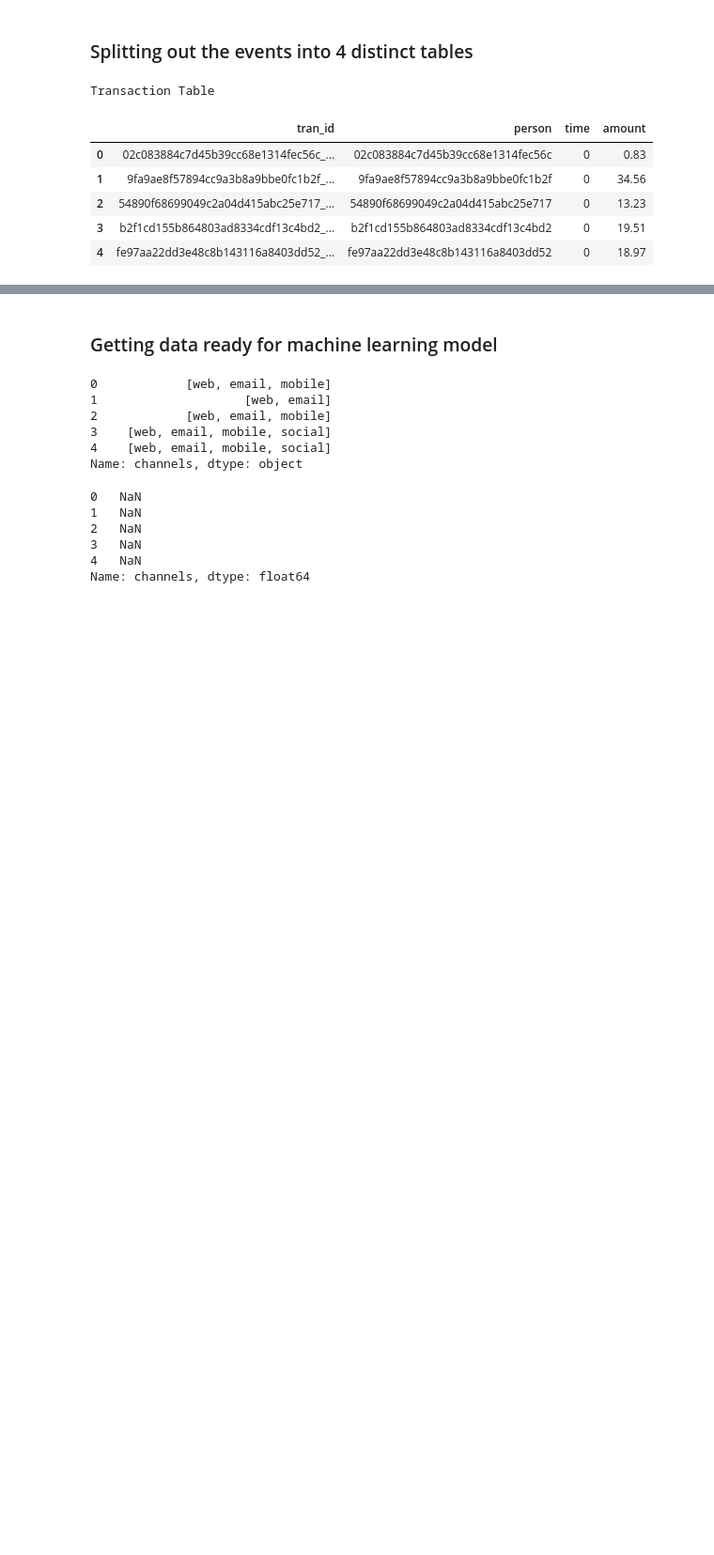
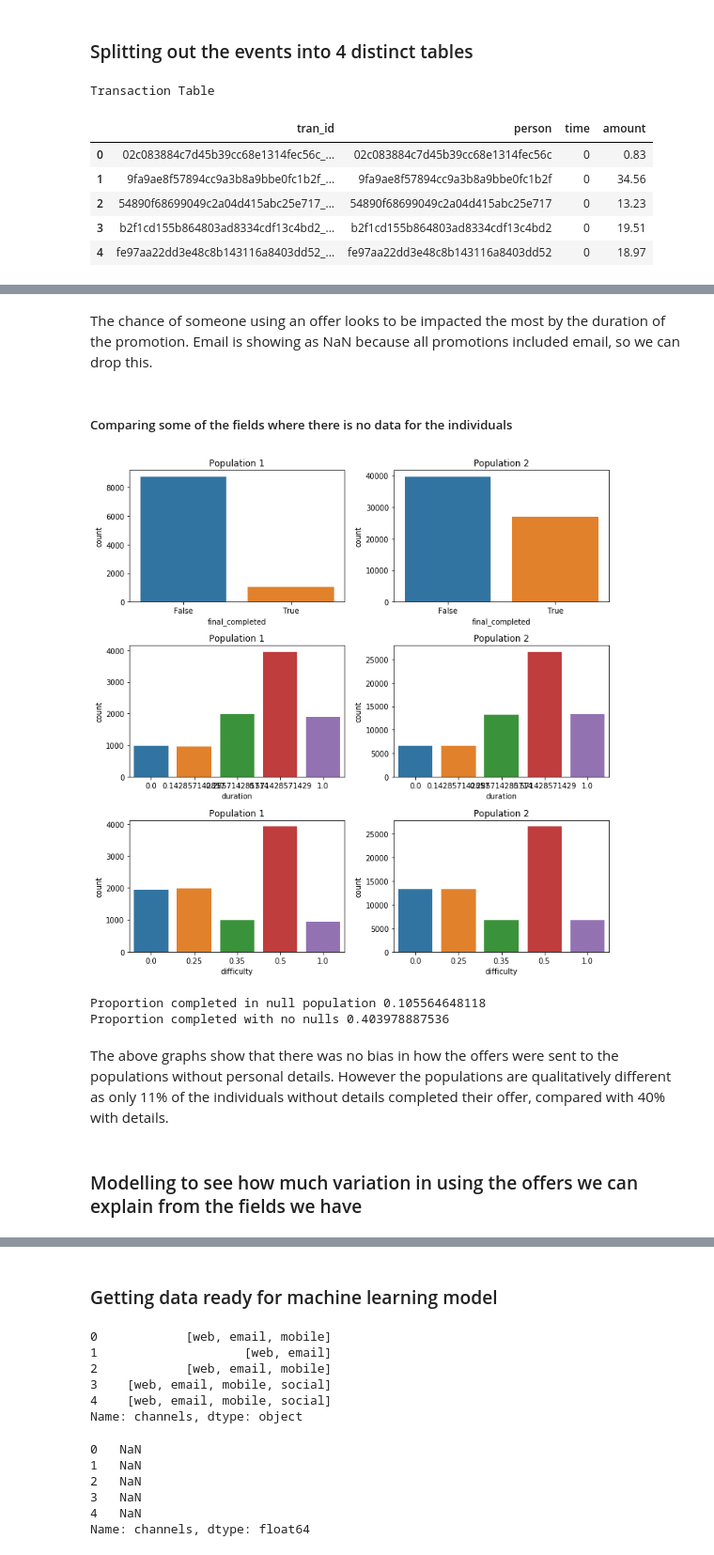
Before and after one commit to disco-rocket/starbucks_capstone, a Jupyter notebook: Starbucks_Capstone_notebook.ipynb, the cells around one changed output, grey strips where cells are left out. Shown at 94% size. Saved outputs shown, nothing was run; the diff lists cells and outputs as text; code cells hidden in the pictures; blank space fills up the shorter version.

```diff
--- a/Starbucks_Capstone_notebook.ipynb
+++ b/Starbucks_Capstone_notebook.ipynb
@@ -298,0 +522,5 @@ received_df.head()
+# %%
+#Imputing the null values in age and income
+offers_cleaned['age'].fillna(value=offers_cleaned.age.median(), inplace=True)
+offers_cleaned['income'].fillna(value=offers_cleaned.age.median(), inplace=True)
+offers_cleaned.head()
@@ -298,0 +554,5 @@ received_df.head()
+# %% [markdown]
+The chance of someone using an offer looks to be impacted the most by the duration of the promotion.
+Email is showing as NaN because all promotions included email, so we can drop this.
+# %%
+offers_cleaned.drop('email',axis=1,inplace=True)
@@ -298,0 +561,40 @@ received_df.head()
+# %% [markdown]
+##### Comparing some of the fields where there is no data for the individuals
+# %%
+#Looking at where the income, gender and age are missing
+null_pop = offers_cleaned[offers_cleaned.profile_null]
+#Looking at where the income, gender and age are not missing
+not_null_pop = offers_cleaned[~offers_cleaned.profile_null]
+#putting the two populations into a list
+compare_pops = [null_pop,not_null_pop]
+# %%
+def compare_populations(population_list,cols_to_check):
+    """
+    Input:population_list - A list of dataframes containing different populations that you want to compare.
+                          - Graphs will be output for each population
+          cols_to_check   - The fields that you want to use countplot on to graph for each population
+    """
+    plt.figure(figsize=(10,10))
+    graph_rows = len(cols_to_check)
+    graph_cols = len(population_list)
+    for row_index, col in enumerate(cols_to_check):
+        for col_index, population in enumerate(population_list):
+            index = (row_index*graph_cols + col_index) + 1
+            plt.subplot(graph_rows,graph_cols,index)
+            ax = sns.countplot(x=col, data=population).set_title('Population ' + str(col_index + 1))
+    plt.tight_layout()
+    plt.show()
+compare_populations(compare_pops,['final_completed','duration','difficulty'])
+# %% [output]
+[figure, added]
+# %%
+print("Proportion completed in null population",null_pop['final_completed'].sum()/null_pop.shape[0])
+print("Proportion completed with no nulls",not_null_pop['final_completed'].sum()/not_null_pop.shape[0])
+# %% [output]
+Proportion completed in null population 0.105564648118
+Proportion completed with no nulls 0.403978887536
+# %% [markdown]
+The above graphs show that there was no bias in how the offers were sent to the populations without personal details.
+However the populations are qualitatively different as only 11% of the individuals without details completed their offer, compared with 40% with details.
+# %% [markdown]
+### Modelling to see how much variation in using the offers we can explain from the fields we have
```
Also changed, not shown: parts of 60 cells of this notebook.
